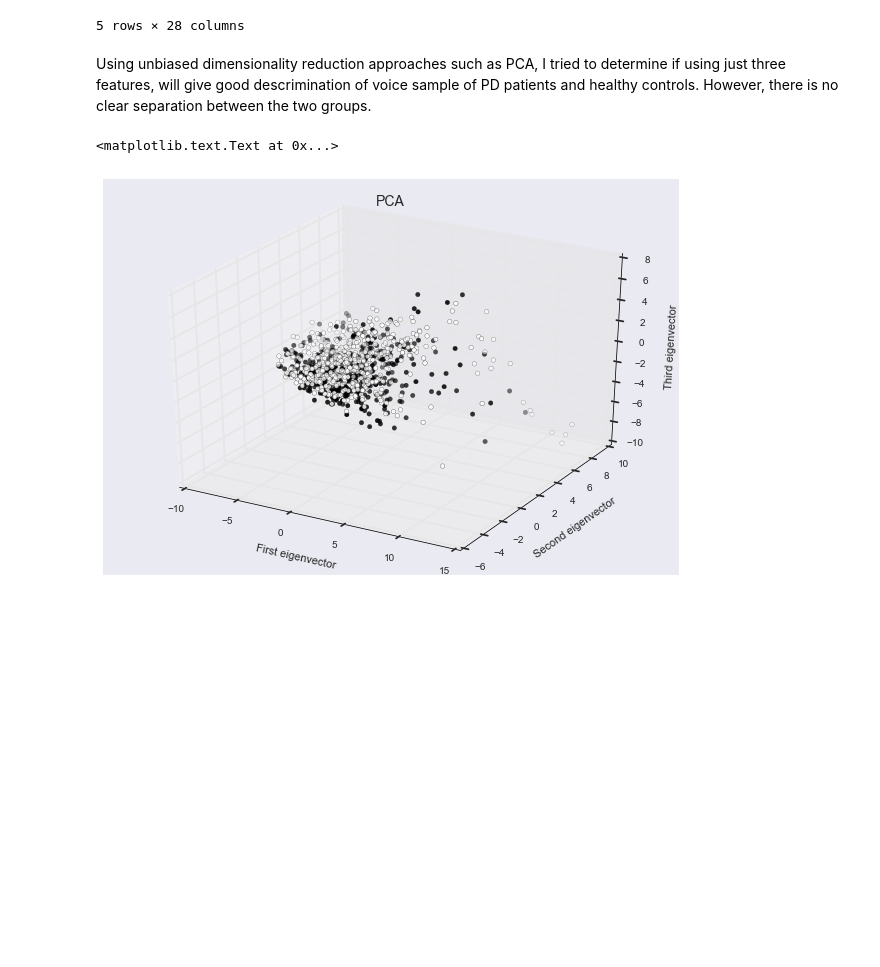
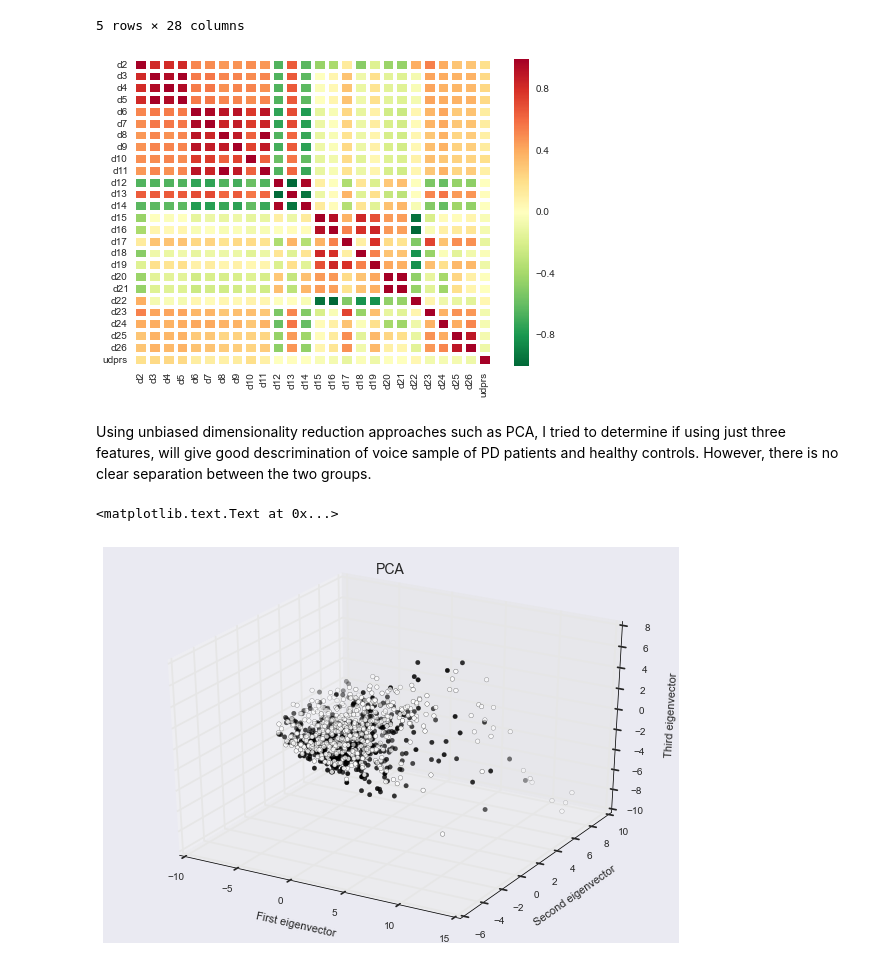
Before and after one commit to jentiger82/DataScienceIntensive, a Jupyter notebook: CapstoneProject.ipynb, the cells around one changed output. Drawn from its saved outputs; the diff is of its cells as text; code cells hidden in the pictures; blank space fills up the shorter version.

```diff
--- a/CapstoneProject.ipynb
+++ b/CapstoneProject.ipynb
@@ -98,6 +98,18 @@ pd1_norm.head()
 | 3 | -0.100576 | -0.446896 | -0.092962 | 0.250867 | -0.092621 | 0.109059 | 0.185932 | -0.144801 | 0.162666 | 0.758553 | ... | ... |
 | 4 | 0.469945 | -0.032605 | 0.477759 | 0.167442 | 0.477749 | -0.698138 | -0.368736 | -0.861507 | -0.631403 | 0.101002 | ... | ... |
 5 rows × 28 columns
+# %%
+#Identify relationship between variables by calculating Spearman rank correlations between each feature
+v_f = pd1_norm.iloc[0:,1:27]
+corr_df = v_f.corr(method="spearman")
+# Create the heatmap using seaborn library
+seaborn.heatmap(corr_df, cmap='RdYlGn_r', vmax=1.0, vmin=-1.0 , linewidths=2.5)
+# Show the plot we reorient the labels for each column and row to make them easier to read.
+plt.yticks(rotation=0)
+plt.xticks(rotation=90)
+plt.show()
+# %% [output]
+[figure, added]
 # %% [markdown]
 Using unbiased dimensionality reduction approaches such as PCA, I tried to determine if using just three features, will give good descrimination of voice sample of PD patients and healthy controls. However, there is no clear separation between the two groups.
 # %%
```
Also changed, not shown: parts of 19 cells of this notebook.
